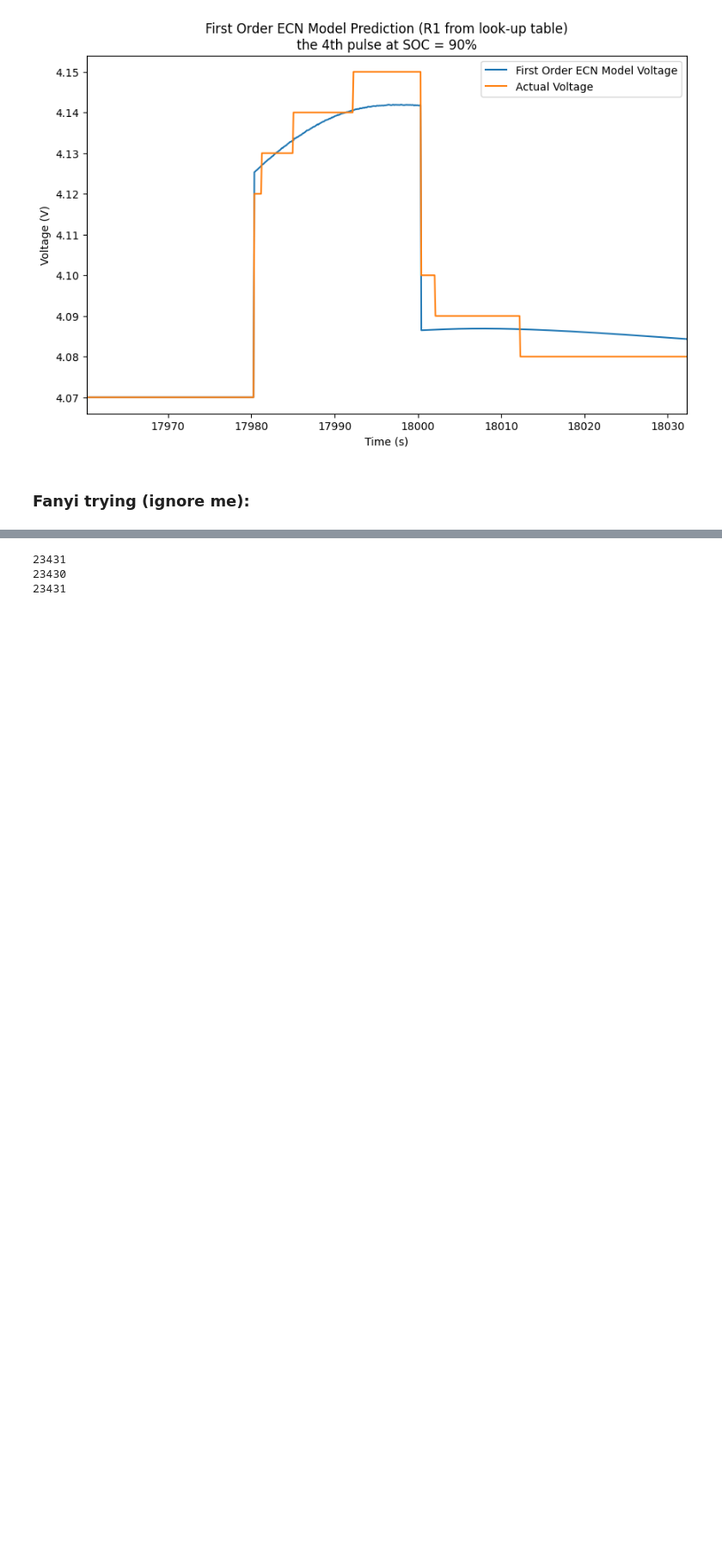
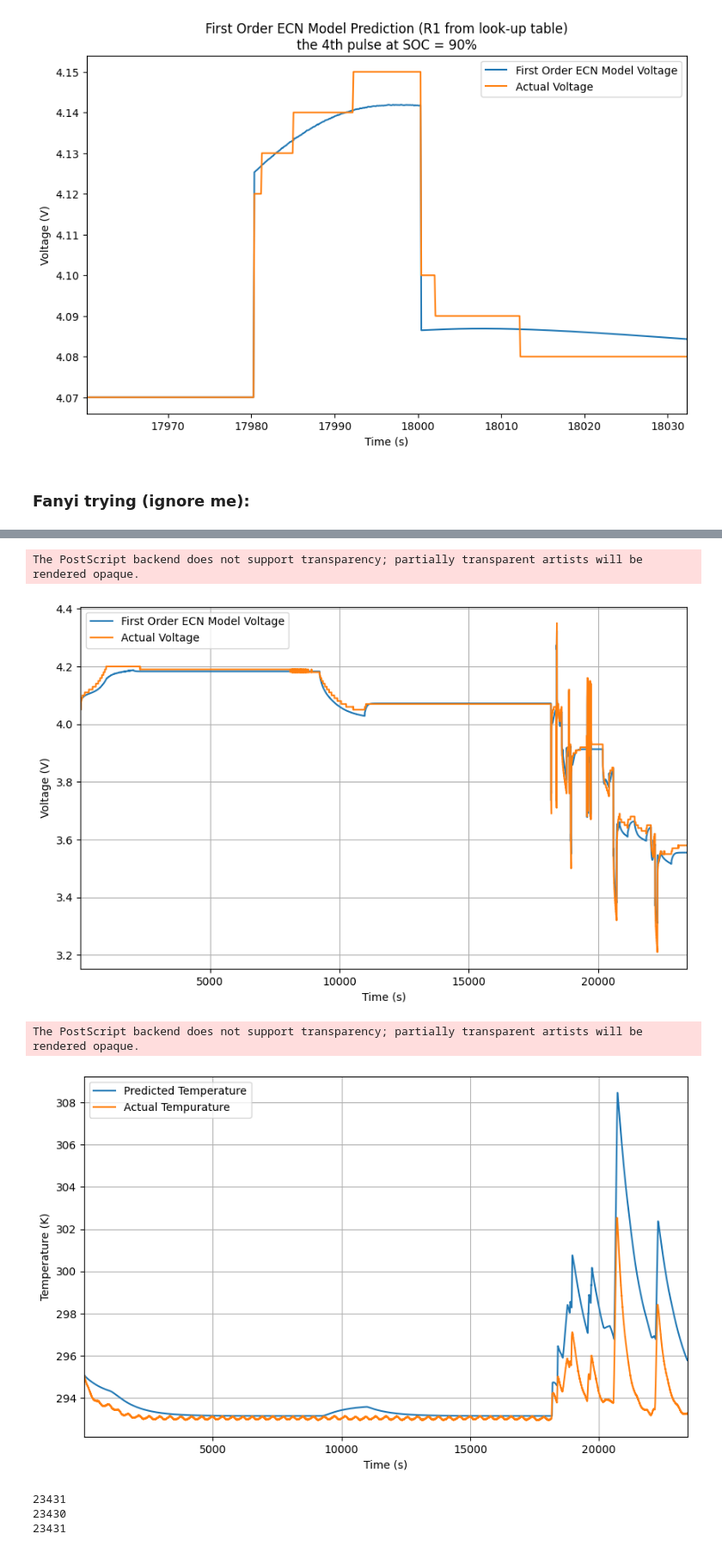
Before and after one commit to sunfanyi/modelling-of-lithium-ion-batteries, a Jupyter notebook: part_3.ipynb, the cells around one changed output, grey strips where cells are left out. Shown at 86% size. Saved outputs shown, nothing was run; the diff lists cells and outputs as text; code cells hidden in the pictures; blank space fills up the shorter version.

```diff
--- a/part_3.ipynb
+++ b/part_3.ipynb
@@ -539,3 +518,33 @@ plt.show()
+# %%
+fig, ax = plt.subplots(figsize=(10, 6))
+ax.plot(t[:-1], V_pred, label='First Order ECN Model Voltage')
+ax.plot(t, V_actual, label='Actual Voltage')
+ax.legend()
+ax.set_xlim([t[0], t[-1]])
+ax.set_xlabel('Time (s)')
+ax.set_ylabel('Voltage (V)')
+# ax.set_title('First Order ECN Model Prediction')
+ax.grid()
+fig.savefig('part3_V.eps', format='eps')
+plt.show()
+
+
+fig, ax = plt.subplots(figsize=(10, 6))
+ax.plot(t, T_pred, label='Predicted Temperature')
+ax.plot(t, T, label='Actual Tempurature')
+ax.legend()
+ax.set_xlim([t[0], t[-1]])
+ax.set_xlabel('Time (s)')
+ax.set_ylabel('Temperature (K)')
+# ax.set_title('First Order ECN Model Prediction')
+ax.grid()
+fig.savefig('part3_T.eps', format='eps')
+plt.show()
+# %% [output]
+The PostScript backend does not support transparency; partially transparent artists will be rendered opaque.
+[figure, added]
+The PostScript backend does not support transparency; partially transparent artists will be rendered opaque.
+[figure, added]
 # %%
 print(len(t))
 print(len(V_pred))
```
Also changed, not shown: parts of 6 cells of this notebook, 5 other files.
